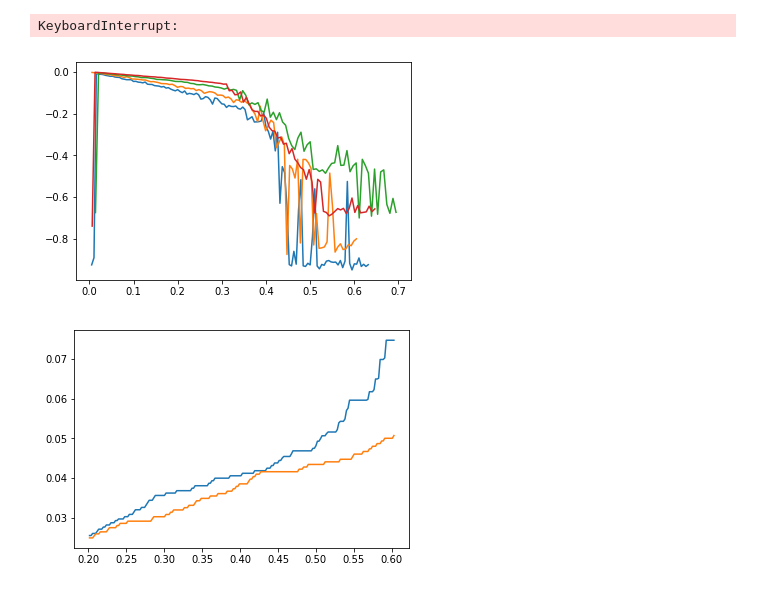
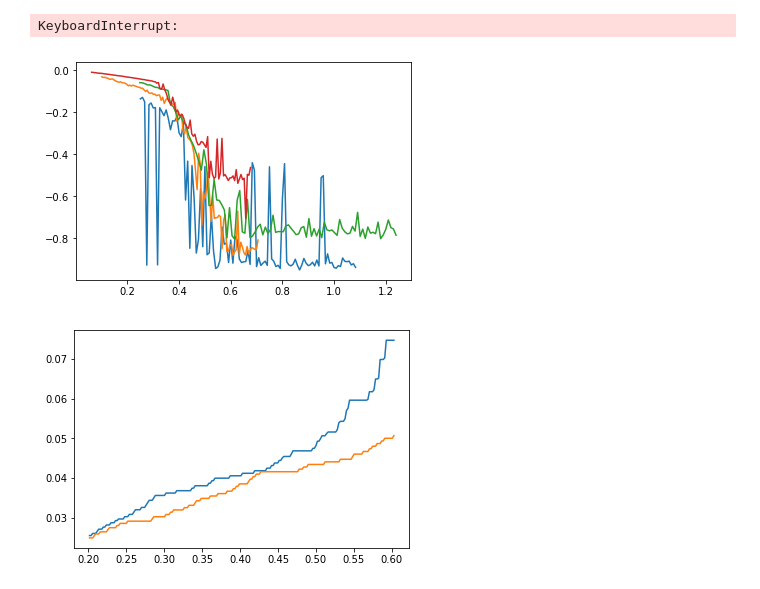
Before and after one commit to herman72/Aged-Network, a Jupyter notebook: Code/Main_Aged_Network.ipynb, the cells around one changed output. Saved outputs shown, nothing was run; the diff lists cells and outputs as text; code cells hidden in the pictures.

```diff
--- a/Code/Main_Aged_Network.ipynb
+++ b/Code/Main_Aged_Network.ipynb
@@ -305,13 +305,15 @@ len(Thresh)
 np.savetxt('T128.txt',Thresh)
 np.savetxt('E128.txt',Mean_Ene)
 # %%
-List_Nom = [20,32,64,100]
+# In this part draw the phase transition part
+
+List_Nom = [16,32,64,128]
 for i in List_Nom :
     Mean_Func = np.loadtxt('/home/mohammad/Documents/Thesis/Aged-Network/Results/Transition Point/E'+str(i)+'.txt')
     Thres = np.loadtxt('/home/mohammad/Documents/Thesis/Aged-Network/Results/Transition Point/T'+str(i)+'.txt')
     plt.plot(Thres,Mean_Func)
 # %% [output]
-[figure, old version]
+[figure, new version]
 # %%
 for i in (100,1000):
     Fun_Test = Mainfunc(32,i,6000,1,10)
```
Also changed, not shown: parts of 7 cells of this notebook, 23 other files.
